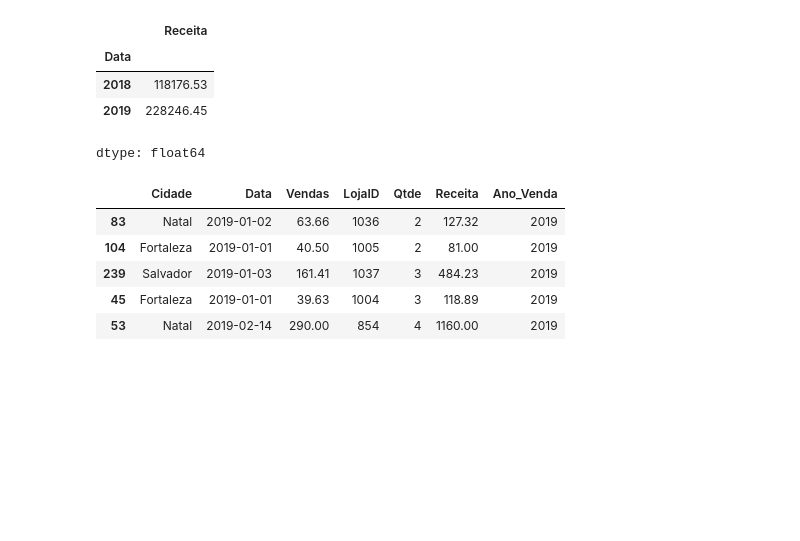
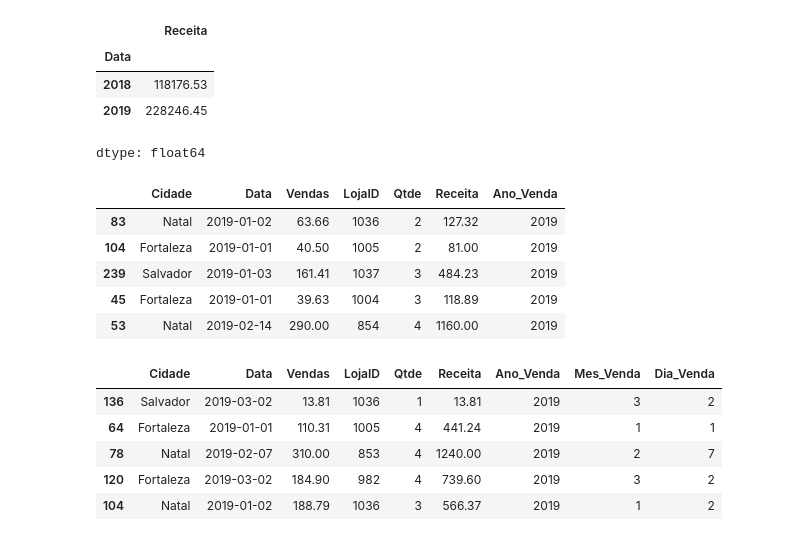
Before and after one commit to AleLucasG/Analise_Dados_Python_Pandas, a Jupyter notebook: Aulas/Aula03_Trabalhando_Datas.ipynb, the cells around one changed output. Drawn from its saved outputs; the diff is of its cells as text; code cells hidden in the pictures; blank space fills up the shorter version.

```diff
--- a/Aulas/Aula03_Trabalhando_Datas.ipynb
+++ b/Aulas/Aula03_Trabalhando_Datas.ipynb
@@ -108,0 +112,9 @@ df.sample(5)
+# %%
+df.sample(5)
+# %% [output]
+|  | Cidade | Data | Vendas | LojaID | Qtde | Receita | Ano_Venda | Mes_Venda | Dia_Venda |
+| 136 | Salvador | 2019-03-02 | 13.81 | 1036 | 1 | 13.81 | 2019 | 3 | 2 |
+| 64 | Fortaleza | 2019-01-01 | 110.31 | 1005 | 4 | 441.24 | 2019 | 1 | 1 |
+| 78 | Natal | 2019-02-07 | 310.00 | 853 | 4 | 1240.00 | 2019 | 2 | 7 |
+| 120 | Fortaleza | 2019-03-02 | 184.90 | 982 | 4 | 739.60 | 2019 | 3 | 2 |
+| 104 | Natal | 2019-01-02 | 188.79 | 1036 | 3 | 566.37 | 2019 | 1 | 2 |
```
Also changed, not shown: parts of 8 cells of this notebook.
